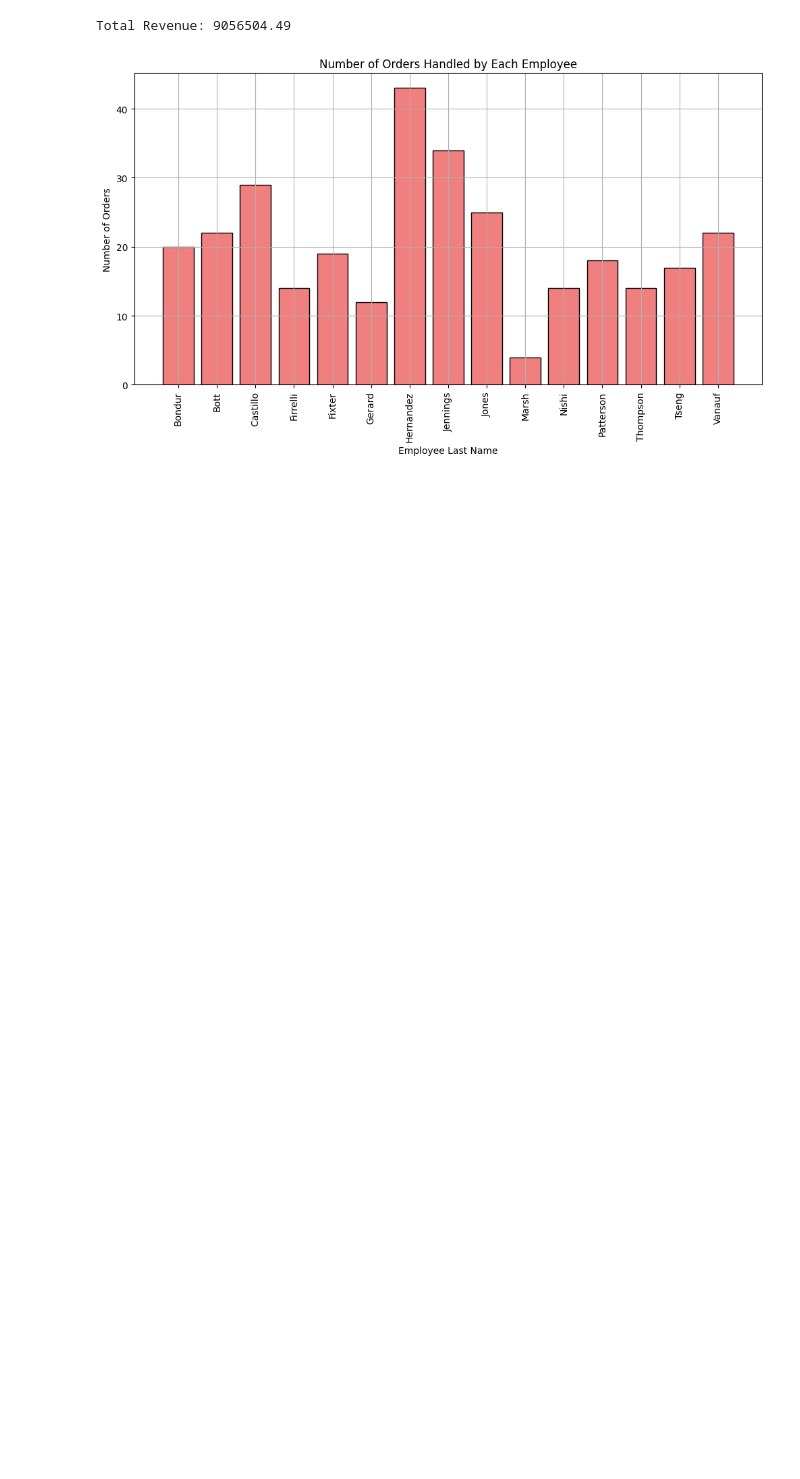
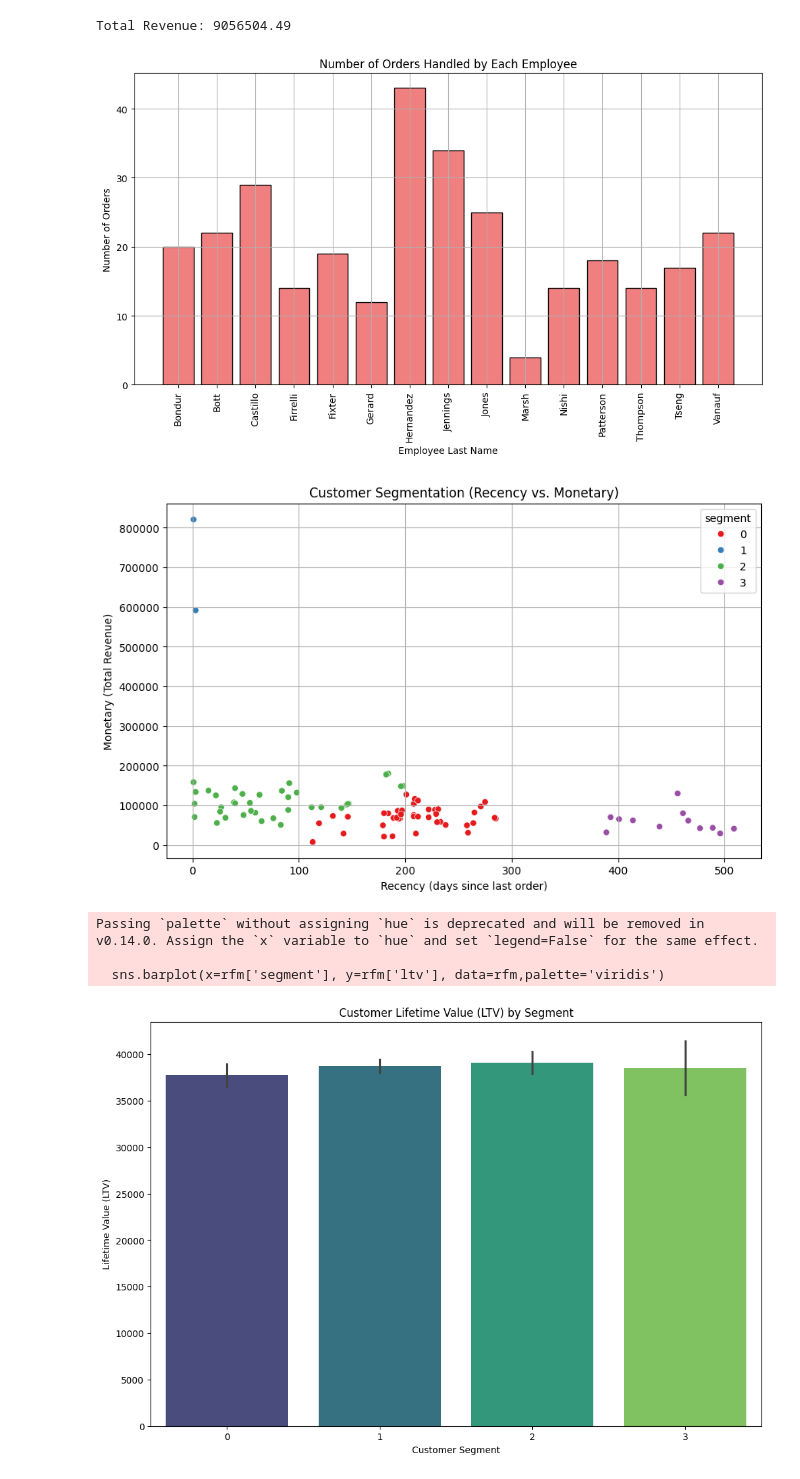
Before and after one commit to JoannaMunyasia/BI-2, a Jupyter notebook: SemAssignment.ipynb, the cells around one changed output. Saved outputs shown, nothing was run; the diff lists cells and outputs as text; code cells hidden in the pictures; blank space fills up the shorter version.

```diff
--- a/SemAssignment.ipynb
+++ b/SemAssignment.ipynb
@@ -287,3 +302,52 @@ plt.grid(True)
 plt.show()
 # %% [output]
 [figure]
+# %%
+
+#------------------------------Part Two:Customer Segmentation and Lifetime Value---------------------------
+#Calculate RFM values
+consolidated_data['orderdate'] = pd.to_datetime(consolidated_data['orderdate'])
+reference_date = consolidated_data['orderdate'].max() + pd.DateOffset(days=1)
+consolidated_data['recency'] = (reference_date - consolidated_data['orderdate']).dt.days
+frequency = consolidated_data.groupby('customernumber')['ordernumber'].count()
+consolidated_data['orderrevenue'] = consolidated_data['quantityordered'] * consolidated_data['priceeach']
+monetary = consolidated_data.groupby('customernumber')['orderrevenue'].sum()
+
+rfm = pd.DataFrame({
+    'recency': consolidated_data.groupby('customernumber')['recency'].min(),
+    'frequency': frequency,
+    'monetary': monetary
+}).reset_index()
+
+#Normalizimg the RFM values
+scaler = StandardScaler()
+rfm_scaled = scaler.fit_transform(rfm[['recency', 'frequency', 'monetary']])
+
+#Apply KMeans clustering to segment customers = 4 segments
+kmeans = KMeans(n_clusters=4, random_state=42)
+rfm['segment'] = kmeans.fit_predict(rfm_scaled)
+
+# Visualize the customer segments
+plt.figure(figsize=(10, 6))
+sns.scatterplot(x=rfm['recency'], y=rfm['monetary'], hue=rfm['segment'], palette='Set1')
+plt.title('Customer Segmentation (Recency vs. Monetary)')
+plt.xlabel('Recency (days since last order)')
+plt.ylabel('Monetary (Total Revenue)')
+plt.grid(True)
+plt.show()
+
+# Step 5: Prediction of Lifetime Value (LTV)
+rfm['ltv'] = rfm['monetary'] / rfm['frequency'] * 12
+
+plt.figure(figsize=(12, 8))
+sns.barplot(x=rfm['segment'], y=rfm['ltv'], data=rfm,palette='viridis')
+plt.title('Customer Lifetime Value (LTV) by Segment')
+plt.xlabel('Customer Segment')
+plt.ylabel('Lifetime Value (LTV)')
+plt.show()
+# %% [output]
+[figure, added]
+Passing `palette` without assigning `hue` is deprecated and will be removed in v0.14.0. Assign the `x` variable to `hue` and set `legend=False` for the same effect.
+
+  sns.barplot(x=rfm['segment'], y=rfm['ltv'], data=rfm,palette='viridis')
+[figure, added]
```
Also changed, not shown: parts of 6 cells of this notebook.
